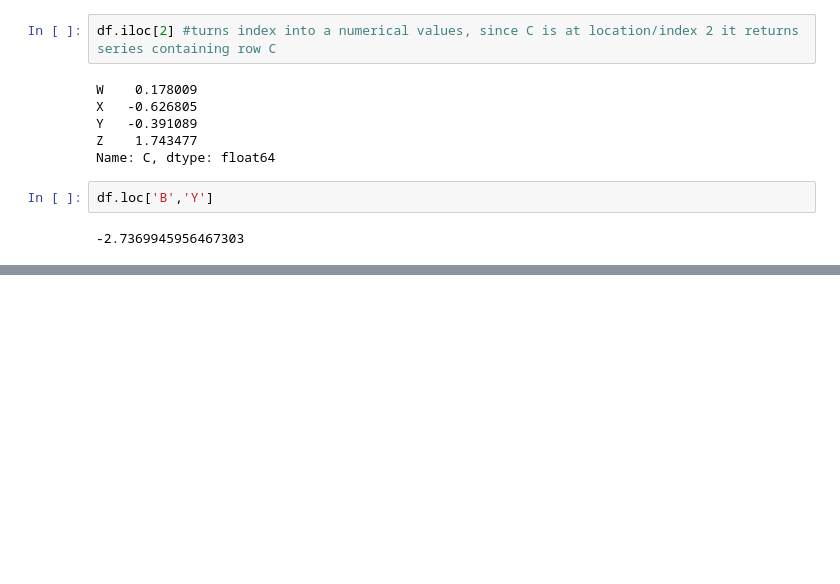
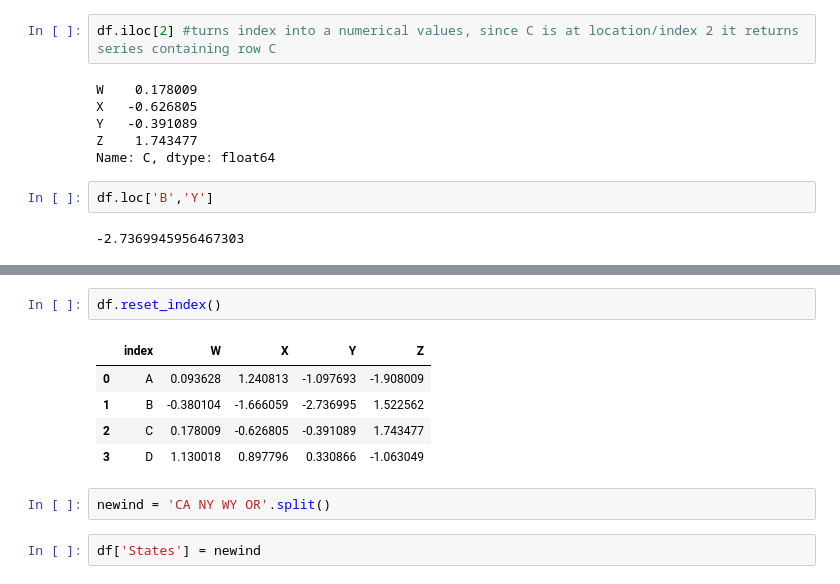
Before and after one commit to nirajp786/Python-for-Data-Science-and-Machine-Learning, a Jupyter notebook: 03-Python-for-Fata-Analysis-Pandas/03-DataFrames.ipynb, the cells around one changed output, grey strips where cells are left out. Saved outputs shown, nothing was run; the diff lists cells and outputs as text; blank space fills up the shorter version.

```diff
--- a/03-Python-for-Fata-Analysis-Pandas/03-DataFrames.ipynb
+++ b/03-Python-for-Fata-Analysis-Pandas/03-DataFrames.ipynb
@@ -102,0 +193,12 @@ df.loc[['A','B'],['Z','Y', 'X']]
+# %%
+df.reset_index()
+# %% [output]
+|  | index | W | X | Y | Z |
+| 0 | A | 0.093628 | 1.240813 | -1.097693 | -1.908009 |
+| 1 | B | -0.380104 | -1.666059 | -2.736995 | 1.522562 |
+| 2 | C | 0.178009 | -0.626805 | -0.391089 | 1.743477 |
+| 3 | D | 1.130018 | 0.897796 | 0.330866 | -1.063049 |
+# %%
+newind = 'CA NY WY OR'.split()
+# %%
+df['States'] = newind
```
Also changed, not shown: parts of 35 cells of this notebook.
